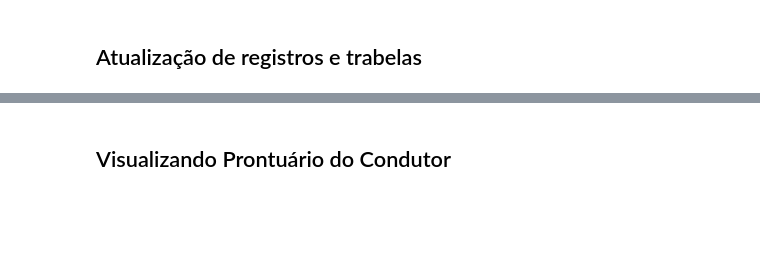
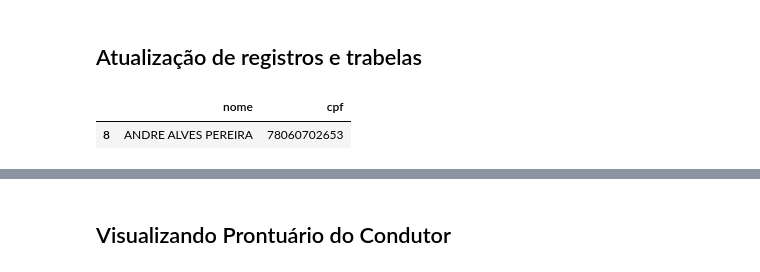
Before and after one commit to cruzandersom/prontuario_condutor, a Jupyter notebook: importacao_dados_prontuario.ipynb, the cells around one changed output, grey strips where cells are left out. Drawn from its saved outputs; the diff is of its cells as text; code cells hidden in the pictures; blank space fills up the shorter version.

```diff
--- a/importacao_dados_prontuario.ipynb
+++ b/importacao_dados_prontuario.ipynb
@@ -85,3 +90,8 @@ def conexao_banco_de_dados(banco_de_dados = db_prontuario):
+# %%
+def buscar_cpf_motorista(parte_do_nome: str) -> str:
+    return motoristas[motoristas['nome'].\
+                      str.lower().\
+                      str.contains(parte_do_nome)]
 # %%
 # lista de caracteres para serem alterados
 special_characters = {'á': 'a',
@@ -306,0 +336,5 @@ executa_sql(sql)
+# %%
+buscar_cpf_motorista('andre alves')[['nome', 'cpf']]
+# %% [output]
+|  | nome | cpf |
+| 8 | ANDRE ALVES PEREIRA | 78060702653 |
```
Also changed, not shown: parts of 17 cells of this notebook, 1 other file.
